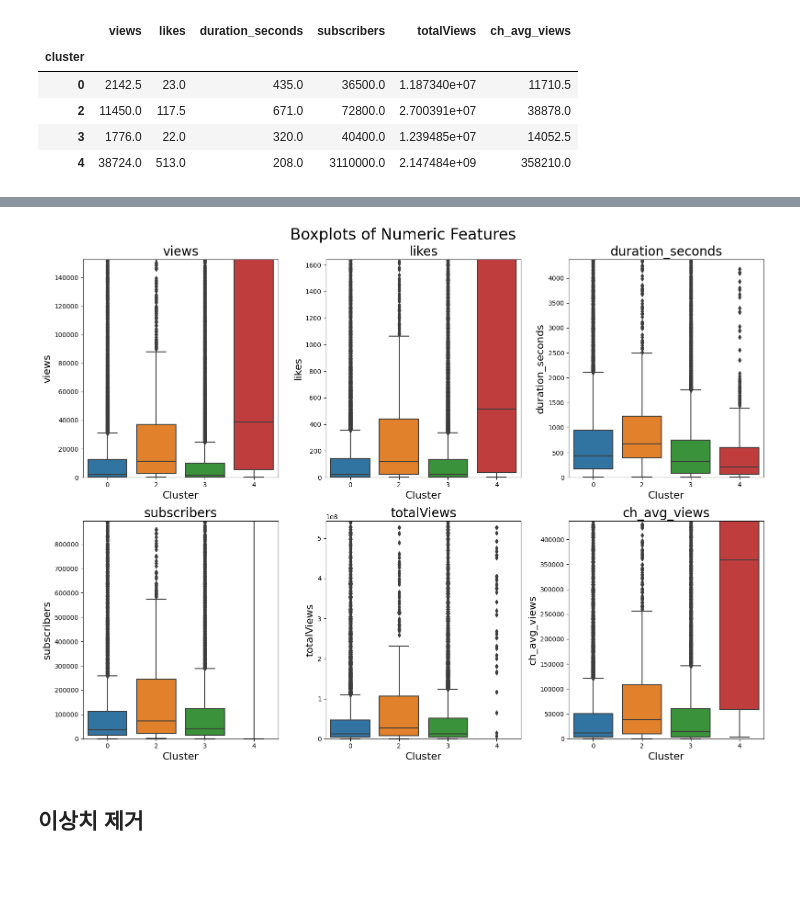
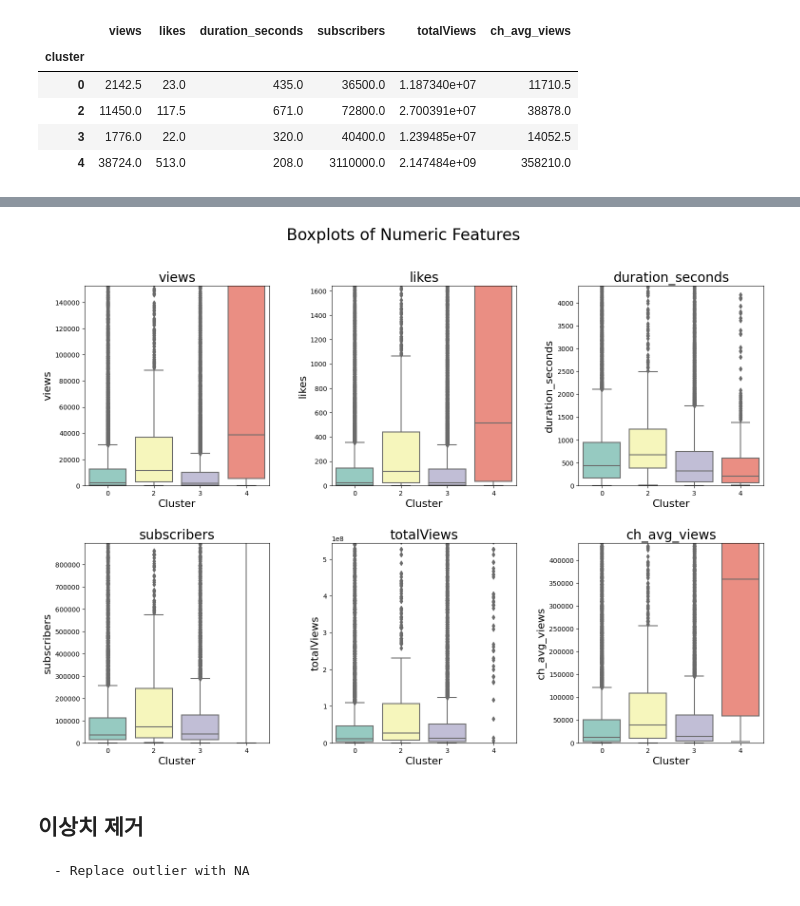
Before and after one commit to Hasaero/Content-Evaluation-Model, a Jupyter notebook: Cluster_EDA.ipynb, the cells around one changed output, grey strips where cells are left out. Cells and saved outputs as stored; diff of their text form; code cells hidden in the pictures; blank space fills up the shorter version.

```diff
--- a/Cluster_EDA.ipynb
+++ b/Cluster_EDA.ipynb
@@ -133,25 +138,30 @@ plt.show()
 # %%
-# Figure와 Subplots 생성
-fig, axs = plt.subplots(2, 3, figsize=(16, 12))
-plt.suptitle('Boxplots of Numeric Features', fontsize=24)
-# numeric value에 대한 boxplot
-for i, var in enumerate(n_features):
-    row = i // 3
-    col = i % 3
-    sns.boxplot(x='cluster', y=var, data=ex1_df, ax=axs[row, col])
-    axs[row, col].set_title(f"{var}", fontsize=20)
-    axs[row, col].set_xlabel('Cluster', fontsize=16)
-    axs[row, col].set_ylabel(var, fontsize=16)
-    y_max = ex1_df[var].quantile(0.95)  # 0.95 quantile used as an example
-    axs[row, col].set_ylim(0, y_max)
+def boxplot_feature(df, color='Set1'):
+    # Figure와 Subplots 생성
+    fig, axs = plt.subplots(2, 3, figsize=(16, 12))
+    plt.suptitle('Boxplots of Numeric Features', fontsize=24)
+    # numeric value에 대한 boxplot
+    for i, var in enumerate(n_features):
+        row = i // 3
+        col = i % 3
+        sns.boxplot(x='cluster', y=var, data=df, ax=axs[row, col], palette=color)
+        axs[row, col].set_title(f"{var}", fontsize=20)
+        axs[row, col].set_xlabel('Cluster', fontsize=16)
+        axs[row, col].set_ylabel(var, fontsize=16)
+        y_max = df[var].quantile(0.95)  # 0.95 quantile used as an example
+        axs[row, col].set_ylim(0, y_max)
 
-# 각 서브플롯 간의 간격 조정
-plt.tight_layout()
+    # 각 서브플롯 간의 간격 조정
+    plt.tight_layout(pad=3)
 
-# 그래프 보여주기
-plt.show()
+    # 그래프 보여주기
+    plt.show()
+    return
-# %% [output]
-[figure, removed]
+# %%
+boxplot_feature(ex1_df, color='Set3')
+# %% [output]
+[figure, added]
 # %% [markdown]
 ## 이상치 제거
+    - Replace outlier with NA
 # %%
```
Also changed, not shown: parts of 24 cells of this notebook.
